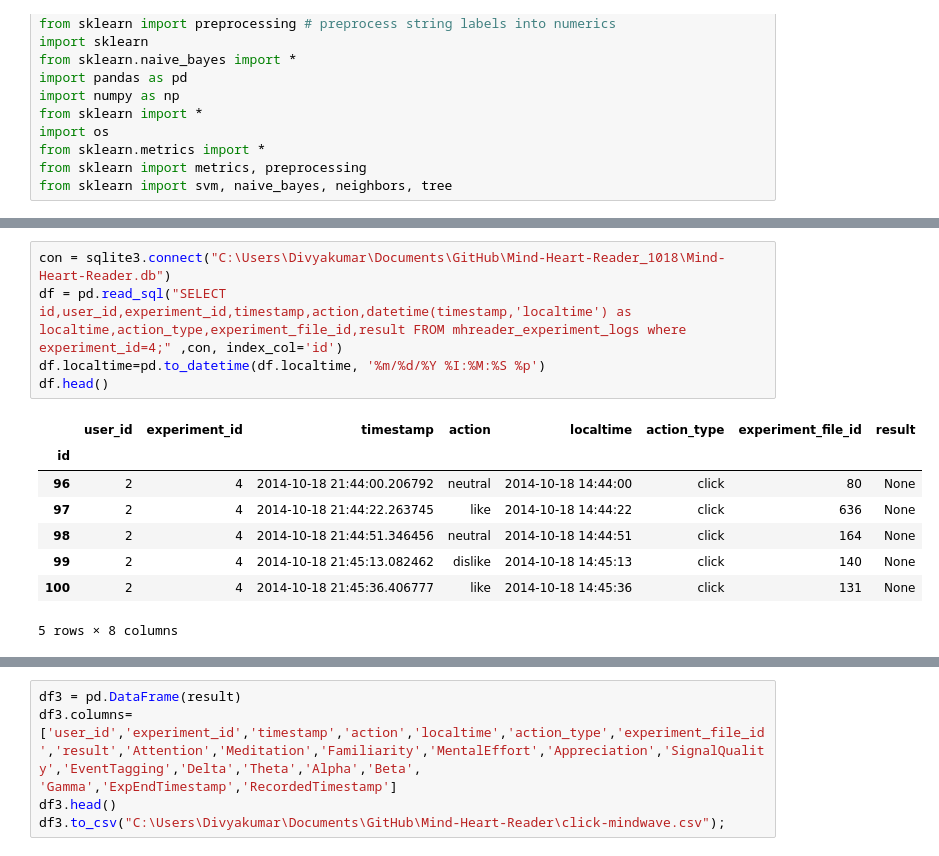
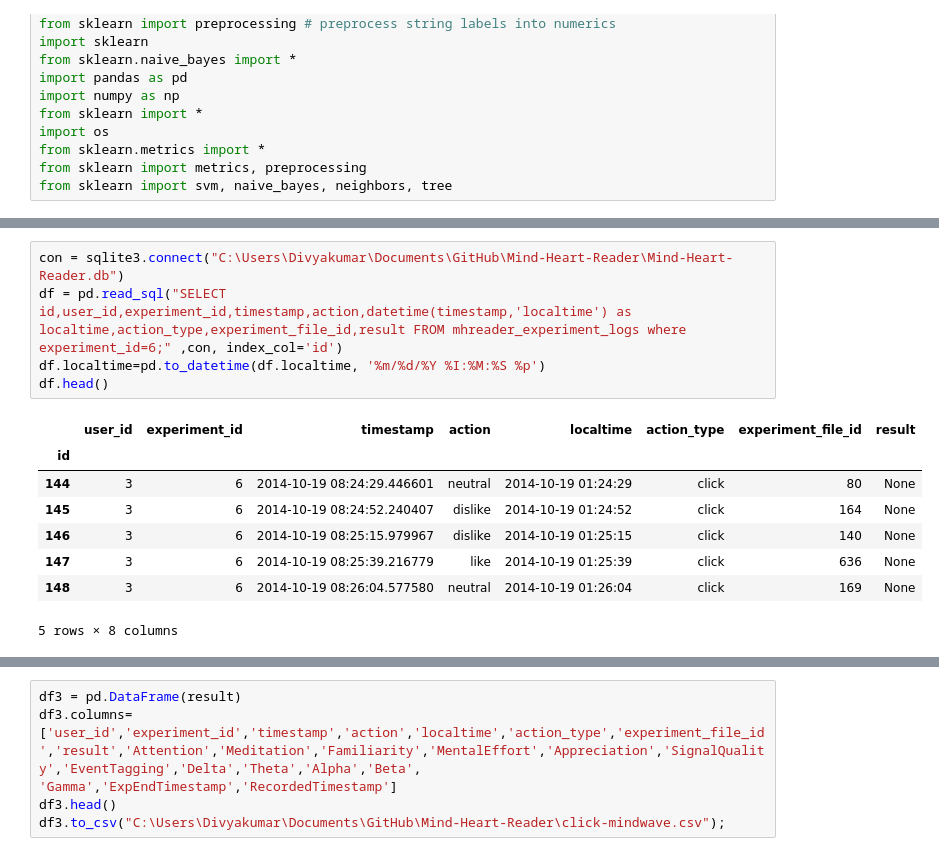
Before and after one commit to jannah/Mind-Heart-Reader, a Jupyter notebook: test_notebooks/Processing_Mindwave_Raw_to_DB.ipynb, the cells around one changed output, grey strips where cells are left out. Drawn from its saved outputs; the diff is of its cells as text.

```diff
--- a/test_notebooks/Processing_Mindwave_Raw_to_DB.ipynb
+++ b/test_notebooks/Processing_Mindwave_Raw_to_DB.ipynb
@@ -55,14 +60,14 @@ input_file.head(5)
 # %%
-con = sqlite3.connect("C:\Users\Divyakumar\Documents\GitHub\Mind-Heart-Reader_1018\Mind-Heart-Reader.db")
-df = pd.read_sql("SELECT id,user_id,experiment_id,timestamp,action,datetime(timestamp,'localtime') as localtime,action_type,experiment_file_id,result FROM mhreader_experiment_logs where experiment_id=4;" ,con, index_col='id')
+con = sqlite3.connect("C:\Users\Divyakumar\Documents\GitHub\Mind-Heart-Reader\Mind-Heart-Reader.db")
+df = pd.read_sql("SELECT id,user_id,experiment_id,timestamp,action,datetime(timestamp,'localtime') as localtime,action_type,experiment_file_id,result FROM mhreader_experiment_logs where experiment_id=6;" ,con, index_col='id')
 df.localtime=pd.to_datetime(df.localtime, '%m/%d/%Y %I:%M:%S %p')
 df.head()
 # %% [output]
 |  | user_id | experiment_id | timestamp | action | localtime | action_type | experiment_file_id | result |
 | id |  |  |  |  |  |  |  |  |
-| 96 | 2 | 4 | 2014-10-18 21:44:00.206792 | neutral | 2014-10-18 14:44:00 | click | 80 | None |
-| 97 | 2 | 4 | 2014-10-18 21:44:22.263745 | like | 2014-10-18 14:44:22 | click | 636 | None |
-| 98 | 2 | 4 | 2014-10-18 21:44:51.346456 | neutral | 2014-10-18 14:44:51 | click | 164 | None |
-| 99 | 2 | 4 | 2014-10-18 21:45:13.082462 | dislike | 2014-10-18 14:45:13 | click | 140 | None |
-| 100 | 2 | 4 | 2014-10-18 21:45:36.406777 | like | 2014-10-18 14:45:36 | click | 131 | None |
+| 144 | 3 | 6 | 2014-10-19 08:24:29.446601 | neutral | 2014-10-19 01:24:29 | click | 80 | None |
+| 145 | 3 | 6 | 2014-10-19 08:24:52.240407 | dislike | 2014-10-19 01:24:52 | click | 164 | None |
+| 146 | 3 | 6 | 2014-10-19 08:25:15.979967 | dislike | 2014-10-19 01:25:15 | click | 140 | None |
+| 147 | 3 | 6 | 2014-10-19 08:25:39.216779 | like | 2014-10-19 01:25:39 | click | 636 | None |
+| 148 | 3 | 6 | 2014-10-19 08:26:04.577580 | neutral | 2014-10-19 01:26:04 | click | 169 | None |
 5 rows × 8 columns
```
Also changed, not shown: parts of 15 cells of this notebook, 4 other files.
